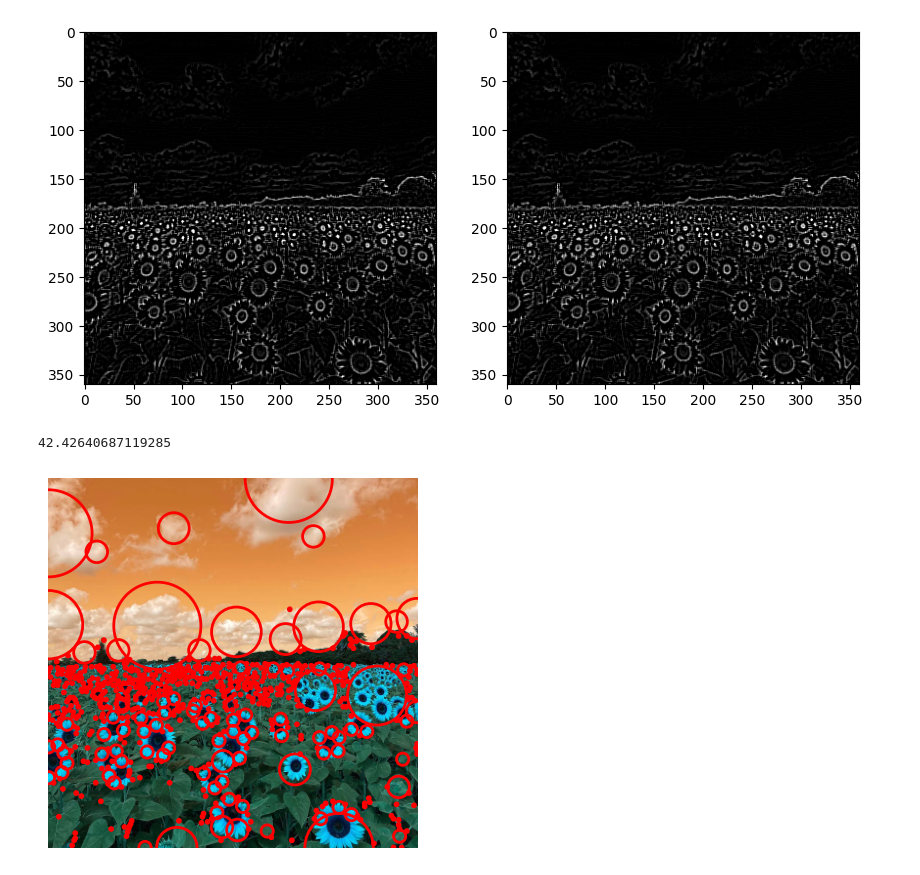
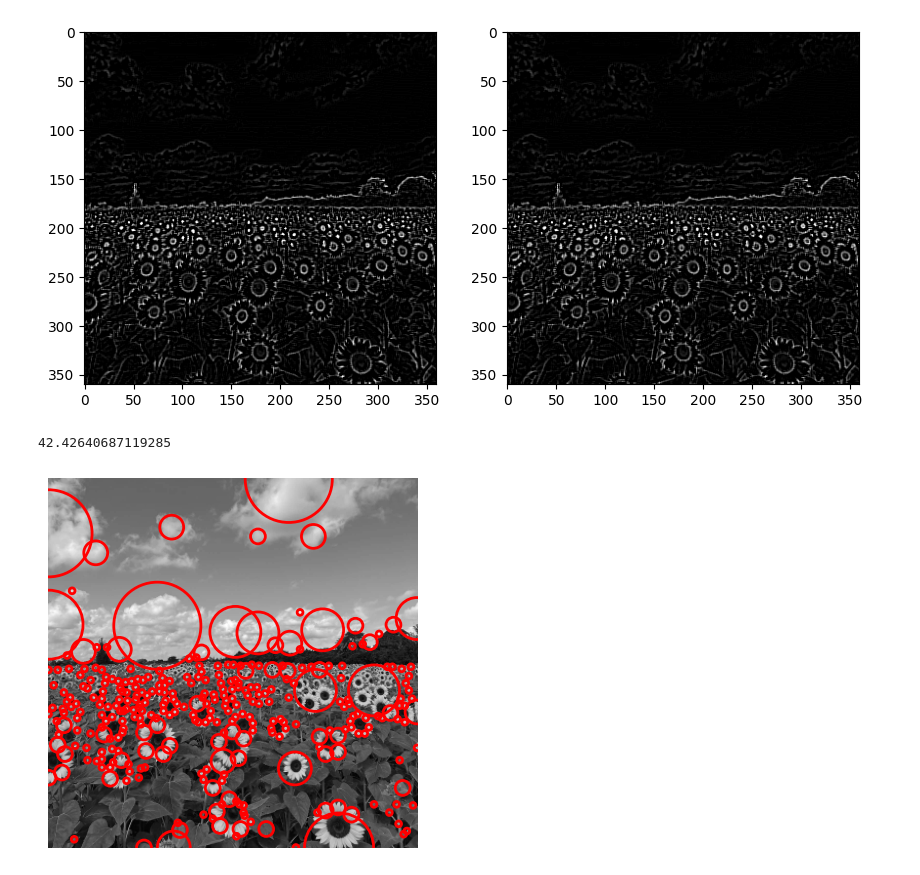
Before and after one commit to Asini-Jayakody/EN3160-Fitting-and-Alignment, a Jupyter notebook: A2.ipynb, the cells around one changed output. Cells and saved outputs as stored; diff of their text form; code cells hidden in the pictures.

```diff
--- a/A2.ipynb
+++ b/A2.ipynb
@@ -27,31 +27,31 @@ plt.imshow(laplacian2, cmap="gray")
 # %%
 import cv2 as cv
 import numpy as np
 import matplotlib.pyplot as plt
 import math
 import skimage
 from skimage.feature import blob_log
 
 image = cv.imread("the_berry_farms_sunflower_field.jpeg", cv.IMREAD_REDUCED_COLOR_4)
 gray_image = cv.cvtColor(image, cv.COLOR_BGR2GRAY)
 
-blobs_log = blob_log(gray_image, min_sigma=1, max_sigma=30, num_sigma=10, threshold=.1)
+blobs_log = blob_log(gray_image, min_sigma=2, max_sigma=30, num_sigma=10, threshold=.1)
 a = max(blobs_log[:, 2])
 blobs_log[:, 2] = blobs_log[:, 2] * math.sqrt(2)
 b = max(blobs_log[:, 2])
 
 fig, ax = plt.subplots()
-ax.imshow(image)
+ax.imshow(gray_image, cmap='gray')
 ax.axis('off')
 
 for blob in blobs_log:
     y, x, r = blob
     c = plt.Circle((x, y), r, color='red', linewidth=2, fill=False)
     ax.add_patch(c)
 
 print(max(blobs_log[:, 2]))
 
 plt.show()
 # %% [output]
 42.42640687119285
-[figure, old version]
+[figure, new version]
```
Also changed, not shown: parts of 1 cell of this notebook.
